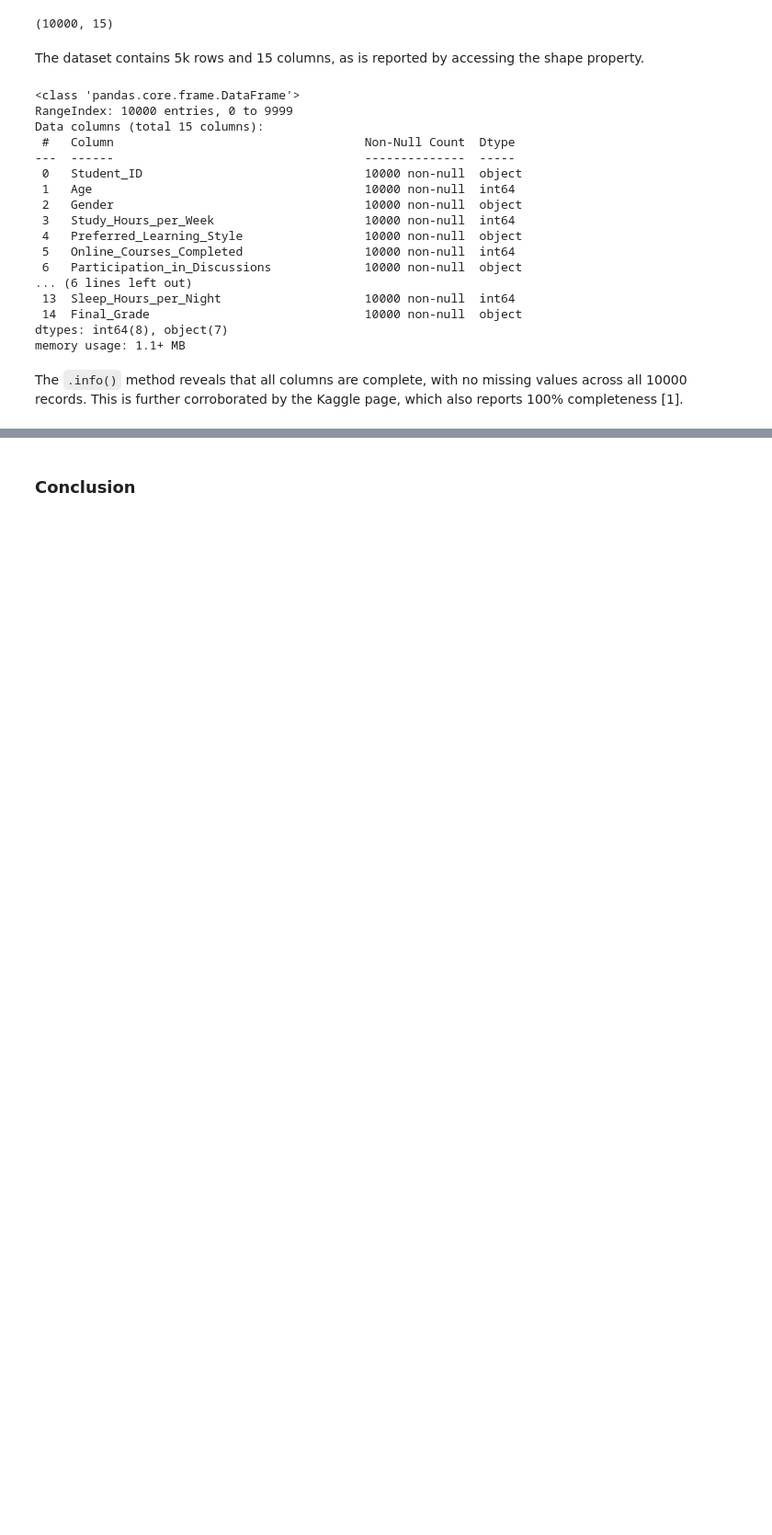
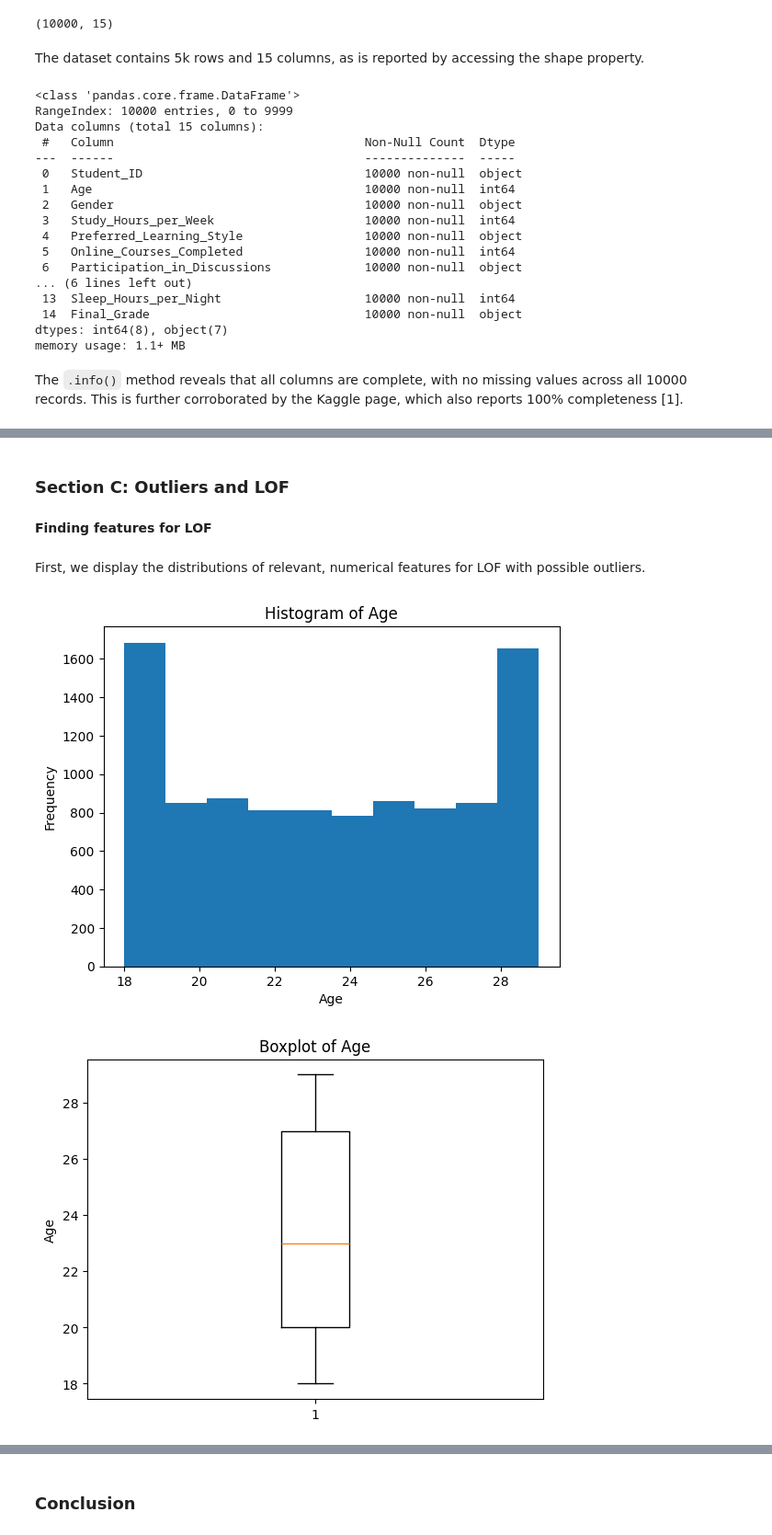
Before and after one commit to jghoshh/csi4142_a3, a Jupyter notebook: a3_p2.ipynb, the cells around one changed output, grey strips where cells are left out. Shown at 92% size. Cells and saved outputs as stored; diff of their text form; code cells hidden in the pictures; blank space fills up the shorter version.

```diff
--- a/a3_p2.ipynb
+++ b/a3_p2.ipynb
@@ -132,0 +370,24 @@ df['Study_Efficiency'] = df['Exam_Score'] / df['Study_Hours_per_Week']
+# %%
+# Define which columns must not be null for presence checks
+presence_cols = [
+    "Student_ID",
+    "Age",
+    "Gender",
+    "Final_Grade"
+]
+
+# Checker Code
+presence_errors = {}
+for col in presence_cols:
+    missing_mask = df[col].isnull()
+    presence_errors[col] = df.loc[missing_mask]
+
+# Results
+for col, error_df in presence_errors.items():
+    print(f"Report on Presence Check for '{col}'")
+    if error_df.empty:
+        print(f"No missing values found in column '{col}'.")
+    else:
+        print(f"{len(error_df)} rows have missing (null) values in '{col}'.")
+        print("Examples of missing-value rows:")
+        display(error_df.head(10))
@@ -132,0 +550,4 @@ df['Study_Efficiency'] = df['Exam_Score'] / df['Study_Hours_per_Week']
+# %%
+df = df_encoded.drop(columns=["Student_ID", "Exam_Score (%)"])
+# Show new dataframe without name column
+display(df.head())
@@ -132,0 +562,25 @@ df['Study_Efficiency'] = df['Exam_Score'] / df['Study_Hours_per_Week']
+# %% [markdown]
+### **Section C: Outliers and LOF**
+# %% [markdown]
+**Finding features for LOF**
+# %% [markdown]
+First, we display the distributions of relevant, numerical features for LOF with possible outliers.
+# %%
+# Numeric columns relevant to outlier detection and LOF usage
+numeric_cols = ["Age", "Study_Hours_per_Week", "Online_Courses_Completed", "Assignment_Completion_Rate (%)", "Attendance_Rate (%)", "Time_Spent_on_Social_Media (hours/week)", "Sleep_Hours_per_Night"]
+# Display distribution for each numeric column
+for col in numeric_cols:
+    plt.figure()
+    plt.hist(df[col].dropna())
+    plt.title(f"Histogram of {col}")
+    plt.xlabel(col)
+    plt.ylabel("Frequency")
+    plt.show()
+    plt.figure()
+    plt.boxplot(df[col].dropna())
+    plt.title(f"Boxplot of {col}")
+    plt.ylabel(col)
+    plt.show()
+# %% [output]
+[figure, added]
+[figure, added]
```
Also changed, not shown: parts of 85 cells of this notebook.
